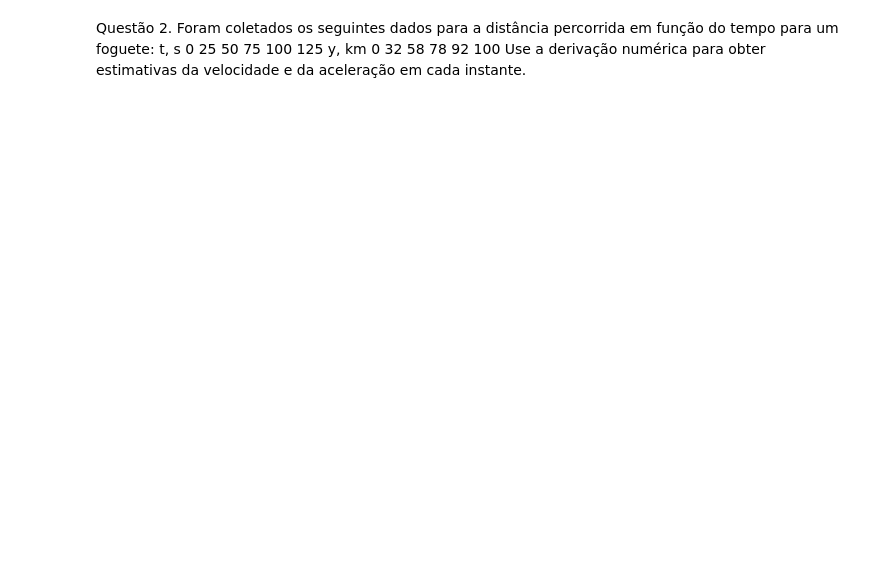
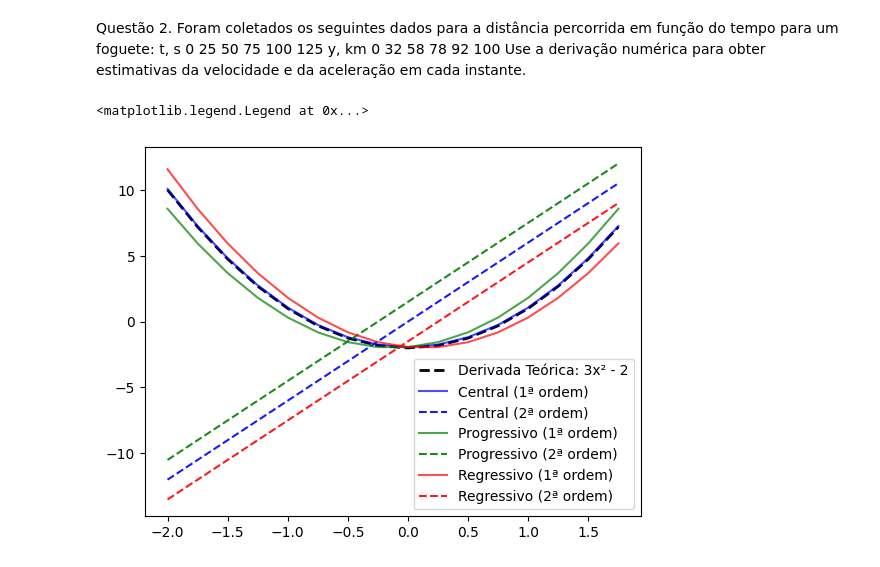
Before and after one commit to Tulio-CS/Ibmec-25.1, a Jupyter notebook: Modelagem/Codigos/Lista_2.ipynb, the cells around one changed output. Saved outputs shown, nothing was run; the diff lists cells and outputs as text; code cells hidden in the pictures; blank space fills up the shorter version.

```diff
--- a/Modelagem/Codigos/Lista_2.ipynb
+++ b/Modelagem/Codigos/Lista_2.ipynb
@@ -63,3 +71,25 @@ t, s 0 25 50 75 100 125
 y, km 0 32 58 78 92 100
 Use a derivação numérica para obter estimativas da velocidade e da aceleração
 em cada instante.
+# %%
+derivadaTeorica = [3*x**2 - 2 for x in space]
+
+
+derivadaC1 = [PrimeiraDerivadaCentrada(function, delta)(x) for x in space]
+derivadaC2 = [SegundaDerivadaCentrada(function, delta)(x) for x in space]
+derivadaP1 = [PrimeiraDerivadaRegressiva(function, delta)(x) for x in space]
+derivadaP2 = [SegundaDerivadaRegressiva(function, delta)(x) for x in space]
+derivadaR1 = [diferencaRegressivaPrimeiraOrdem(function, delta)(x) for x in space]
+derivadaR2 = [diferencaRegressivaSegundaOrdem(function, delta)(x) for x in space]
+# %%
+plt.plot(space, derivadaTeorica, 'k--', label='Derivada Teórica: 3x² - 2', linewidth=2)
+plt.plot(space, derivadaC1, 'b-', label='Central (1ª ordem)', alpha=0.7)
+plt.plot(space, derivadaC2, 'b--', label='Central (2ª ordem)', alpha=0.9)
+plt.plot(space, derivadaP1, 'g-', label='Progressivo (1ª ordem)', alpha=0.7)
+plt.plot(space, derivadaP2, 'g--', label='Progressivo (2ª ordem)', alpha=0.9)
+plt.plot(space, derivadaR1, 'r-', label='Regressivo (1ª ordem)', alpha=0.7)
+plt.plot(space, derivadaR2, 'r--', label='Regressivo (2ª ordem)', alpha=0.9)
+plt.legend()
+# %% [output]
+<matplotlib.legend.Legend at 0x...>
+[figure, added]
```
Also changed, not shown: parts of 3 cells of this notebook, 6 other files.
